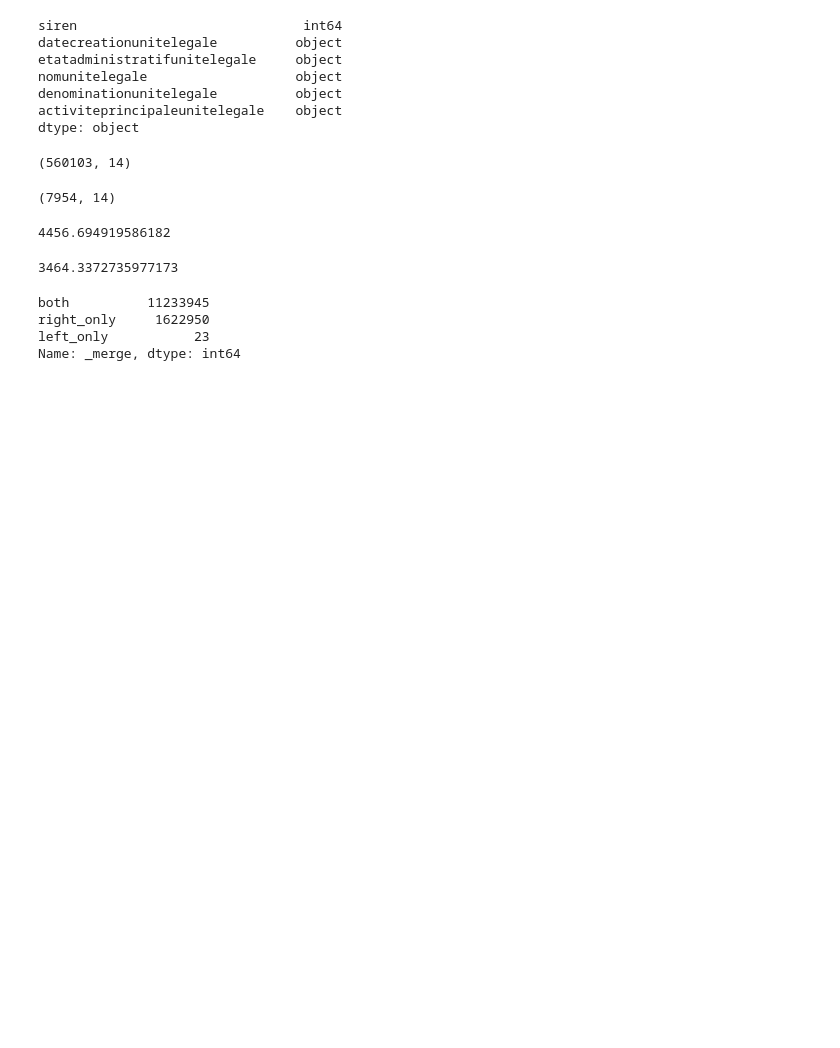
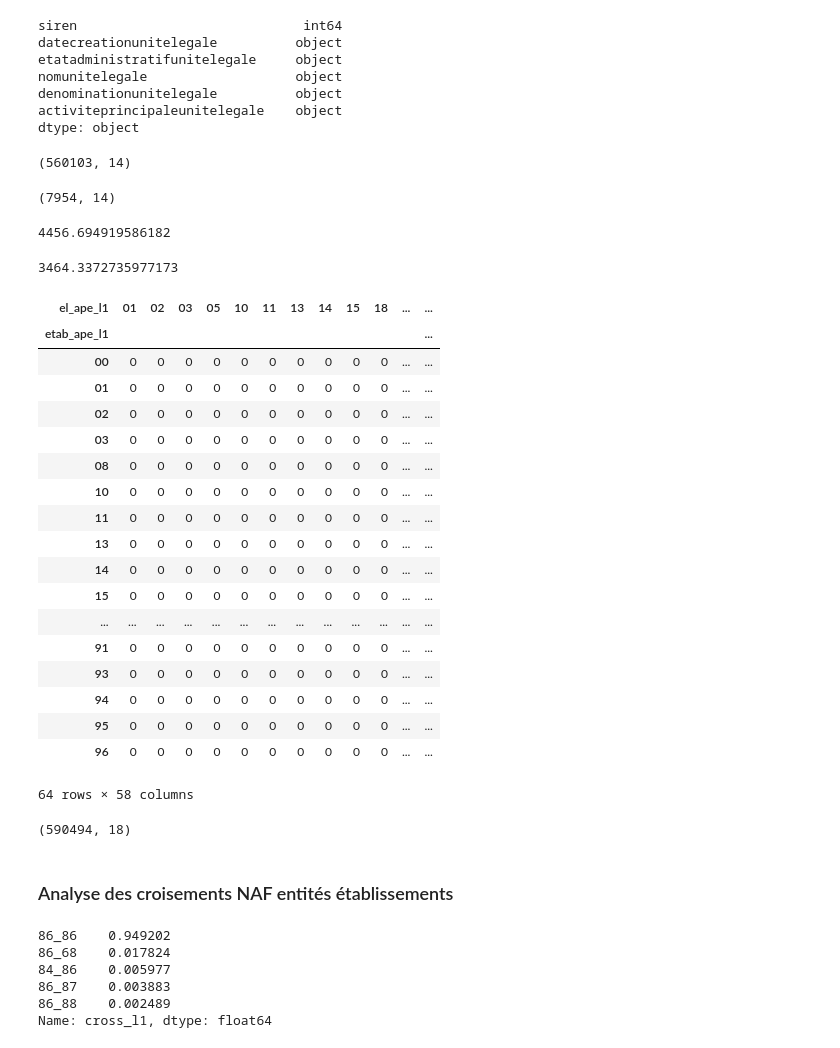
Before and after one commit to virgilus/desert-medicaux-global, a Jupyter notebook: notebooks/preparation_sirene.ipynb, the cells around one changed output. Drawn from its saved outputs; the diff is of its cells as text; code cells hidden in the pictures; blank space fills up the shorter version.

Commit message:
Finaliser préparation sirene

```diff
--- a/notebooks/preparation_sirene.ipynb
+++ b/notebooks/preparation_sirene.ipynb
@@ -214,10 +218,3 @@ etab_df.memory_usage(deep=True).sum() / (1024 * 1024) # En mégaoctet
 entities_df.memory_usage(deep=True).sum() / (1024 * 1024) # En mégaoctet
 # %% [output]
 3464.3372735977173
-# %%
-etab_df.merge(entities_df, on='siren', how='outer', indicator=True)['_merge'].value_counts()
-# %% [output]
-both          11233945
-right_only     1622950
-left_only           23
-Name: _merge, dtype: int64
@@ -223,0 +223,47 @@ Name: _merge, dtype: int64
+# %%
+#%%dpaste
+merged_df = (etab_df.merge(entities_df, on='siren', how='outer', indicator=True))
+
+ps_df = (merged_df.loc[merged_df.activiteprincipaleunitelegale.str.startswith("86.") |
+                      merged_df.activiteprincipaleetablissement.str.startswith("86.")]
+         .assign(etab_ape_l1 = lambda df: df.activiteprincipaleetablissement.str.slice(0, 2))
+         .assign(el_ape_l1 = lambda x: x.activiteprincipaleunitelegale.str.slice(0, 2))
+         .assign(cross_l1 = lambda df: df.el_ape_l1 + '_' + df.etab_ape_l1)
+        )
+# %%
+pd.crosstab(ps_df.etab_ape_l1, ps_df.el_ape_l1)
+# %% [output]
+| el_ape_l1 | 01 | 02 | 03 | 05 | 10 | 11 | 13 | 14 | 15 | 18 | ... | ... |
+| etab_ape_l1 |  |  |  |  |  |  |  |  |  |  |  | ... |
+| 00 | 0 | 0 | 0 | 0 | 0 | 0 | 0 | 0 | 0 | 0 | ... | ... |
+| 01 | 0 | 0 | 0 | 0 | 0 | 0 | 0 | 0 | 0 | 0 | ... | ... |
+| 02 | 0 | 0 | 0 | 0 | 0 | 0 | 0 | 0 | 0 | 0 | ... | ... |
+| 03 | 0 | 0 | 0 | 0 | 0 | 0 | 0 | 0 | 0 | 0 | ... | ... |
+| 08 | 0 | 0 | 0 | 0 | 0 | 0 | 0 | 0 | 0 | 0 | ... | ... |
+| 10 | 0 | 0 | 0 | 0 | 0 | 0 | 0 | 0 | 0 | 0 | ... | ... |
+| 11 | 0 | 0 | 0 | 0 | 0 | 0 | 0 | 0 | 0 | 0 | ... | ... |
+| 13 | 0 | 0 | 0 | 0 | 0 | 0 | 0 | 0 | 0 | 0 | ... | ... |
+| 14 | 0 | 0 | 0 | 0 | 0 | 0 | 0 | 0 | 0 | 0 | ... | ... |
+| 15 | 0 | 0 | 0 | 0 | 0 | 0 | 0 | 0 | 0 | 0 | ... | ... |
+| ... | ... | ... | ... | ... | ... | ... | ... | ... | ... | ... | ... | ... |
+| 91 | 0 | 0 | 0 | 0 | 0 | 0 | 0 | 0 | 0 | 0 | ... | ... |
+| 93 | 0 | 0 | 0 | 0 | 0 | 0 | 0 | 0 | 0 | 0 | ... | ... |
+| 94 | 0 | 0 | 0 | 0 | 0 | 0 | 0 | 0 | 0 | 0 | ... | ... |
+| 95 | 0 | 0 | 0 | 0 | 0 | 0 | 0 | 0 | 0 | 0 | ... | ... |
+| 96 | 0 | 0 | 0 | 0 | 0 | 0 | 0 | 0 | 0 | 0 | ... | ... |
+64 rows × 58 columns
+# %%
+ps_df.shape
+# %% [output]
+(590494, 18)
+# %% [markdown]
+### Analyse des croisements NAF entités établissements
+# %%
+ps_df.cross_l1.value_counts(normalize=True).head()
+# %% [output]
+86_86    0.949202
+86_68    0.017824
+84_86    0.005977
+86_87    0.003883
+86_88    0.002489
+Name: cross_l1, dtype: float64
```
Also changed, not shown: parts of 15 cells of this notebook.
